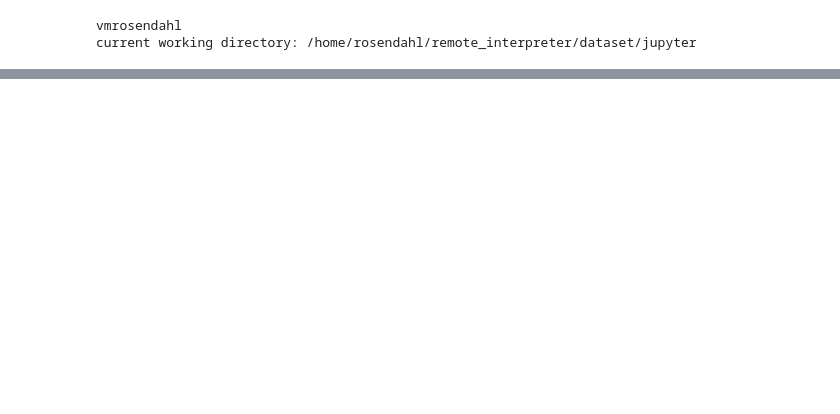
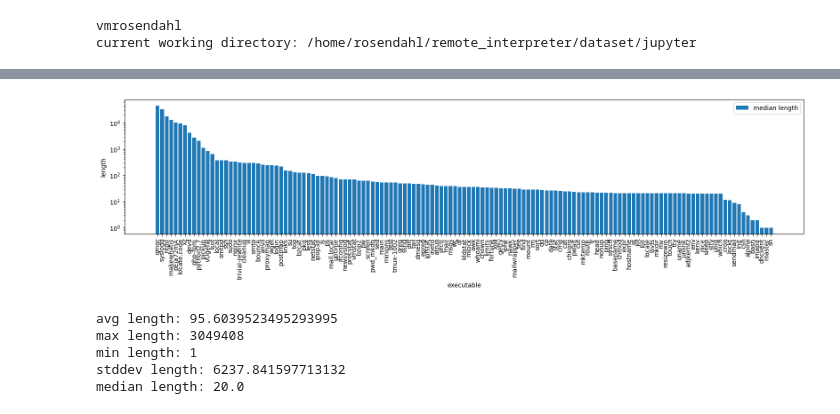
Before and after one commit to JannikRosendahl/bachelor_thesis_dataset, a Jupyter notebook: jupyter/seq_expl.ipynb, the cells around one changed output, grey strips where cells are left out. Drawn from its saved outputs; the diff is of its cells as text; code cells hidden in the pictures; blank space fills up the shorter version.

```diff
--- a/jupyter/seq_expl.ipynb
+++ b/jupyter/seq_expl.ipynb
@@ -168,0 +226,70 @@ vUgefal: 1
+# %%
+# 2. sequence lengths by executable
+query = '''
+select executable, avg(length), max(length), min(length), stddev(length), percentile_cont(0.5) within group (order by length) as median
+from sequence
+group by executable
+'''
+
+cur.execute(query)
+result = cur.fetchall()
+
+# sort by median length
+result.sort(key=lambda x: x[5], reverse=True)
+
+# unpack result
+executables = [row[0] for row in result]
+avg_lengths = [row[1] for row in result]
+max_lengths = [row[2] for row in result]
+min_lengths = [row[3] for row in result]
+stddev_lengths = [row[4] for row in result]
+median_lengths = [row[5] for row in result]
+
+
+fig, ax = plt.subplots()
+#ax.bar(executables, avg_lengths, label='average length')
+#ax.bar(executables, max_lengths, label='max length')
+#ax.bar(executables, min_lengths, label='min length')
+#ax.bar(executables, stddev_lengths, label='stddev length')
+ax.bar(executables, median_lengths, label='median length')
+
+ax.set_xlabel('executable')
+ax.set_ylabel('length')
+ax.legend()
+
+# y axis log scale
+ax.set_yscale('log')
+
+# x axis labels rotate
+plt.xticks(rotation=90)
+
+fig.set_size_inches((50*cm, 10*cm))
+
+plt.savefig('figures/sequence_length_by_executable.svg')
+
+plt.show()
+# %% [output]
+[figure, added]
+# %%
+# statistics for sequence lengths for all executables
+query = '''
+select avg(length), max(length), min(length), stddev(length), percentile_cont(0.5) within group (order by length) as median
+from sequence
+'''
+
+cur.execute(query)
+result = cur.fetchall()
+
+avg_length, max_length, min_length, stddev_length, median_length = result[0]
+
+print(f'avg length: {avg_length}')
+print(f'max length: {max_length}')
+print(f'min length: {min_length}')
+print(f'stddev length: {stddev_length}')
+print(f'median length: {median_length}')
+# %% [output]
+avg length: 95.6039523495293995
+max length: 3049408
+min length: 1
+stddev length: 6237.841597713132
+median length: 20.0
```
Also changed, not shown: parts of 5 cells of this notebook, 5 other files.
